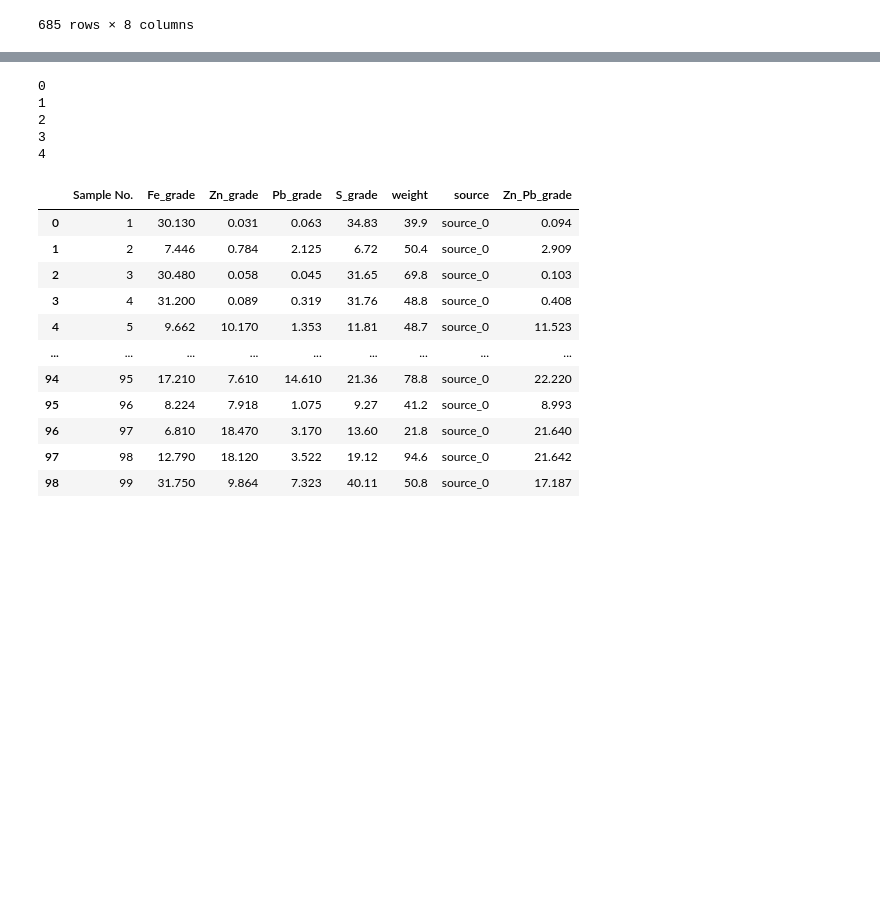
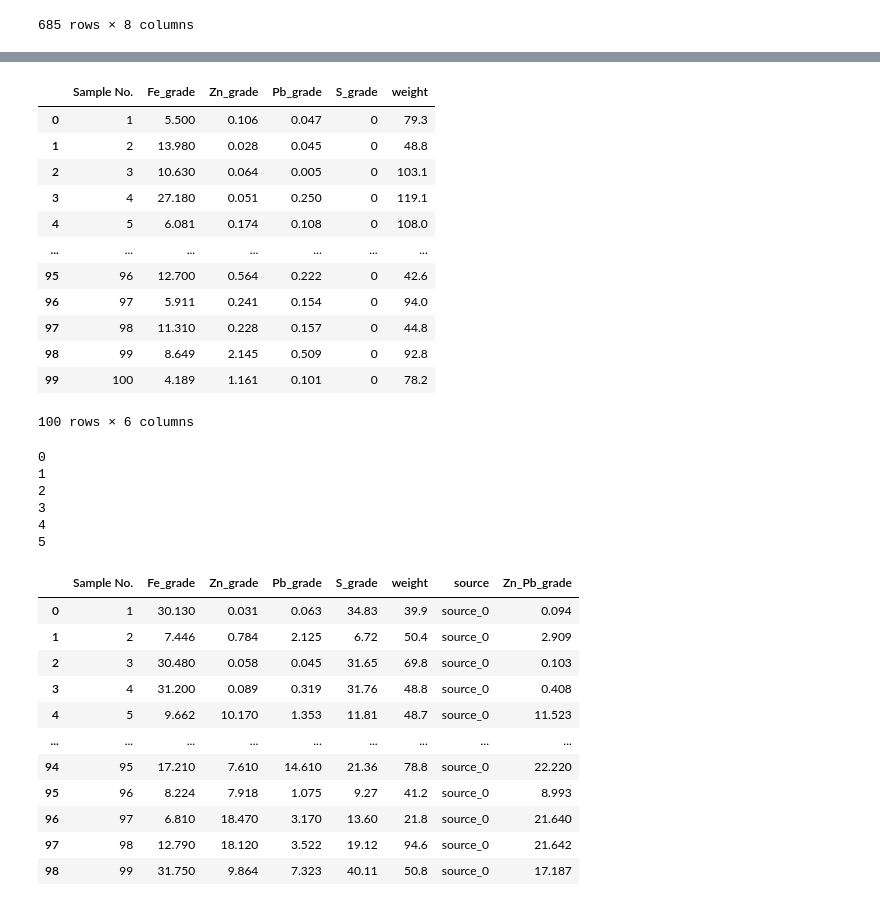
Before and after one commit to yaojian95/jt_ore_sorting, a Jupyter notebook: run_code.ipynb, the cells around one changed output, grey strips where cells are left out. Drawn from its saved outputs; the diff is of its cells as text; code cells hidden in the pictures; blank space fills up the shorter version.

```diff
--- a/run_code.ipynb
+++ b/run_code.ipynb
@@ -82,0 +120,2 @@ plt.scatter(data['Fe_grade'], data['Pb_grade'])
+# %%
+input_0604 = load_data(m, excel_0604)
@@ -244,12 +460,26 @@ input_0219 = load_data(z[2], excel_0219)
+# %%
+input_0604[1]
+# %% [output]
+|  | Sample No. | Fe_grade | Zn_grade | Pb_grade | S_grade | weight |
+| 0 | 1 | 5.500 | 0.106 | 0.047 | 0 | 79.3 |
+| 1 | 2 | 13.980 | 0.028 | 0.045 | 0 | 48.8 |
+| 2 | 3 | 10.630 | 0.064 | 0.005 | 0 | 103.1 |
+| 3 | 4 | 27.180 | 0.051 | 0.250 | 0 | 119.1 |
+| 4 | 5 | 6.081 | 0.174 | 0.108 | 0 | 108.0 |
+| ... | ... | ... | ... | ... | ... | ... |
+| 95 | 96 | 12.700 | 0.564 | 0.222 | 0 | 42.6 |
+| 96 | 97 | 5.911 | 0.241 | 0.154 | 0 | 94.0 |
+| 97 | 98 | 11.310 | 0.228 | 0.157 | 0 | 44.8 |
+| 98 | 99 | 8.649 | 2.145 | 0.509 | 0 | 92.8 |
+| 99 | 100 | 4.189 | 1.161 | 0.101 | 0 | 78.2 |
+100 rows × 6 columns
 # %%
 # R_0219 = RMethodClassifier(pixels=[pd.Series(z[2][0]), pd.Series(z[2][1])], truth=None, I0_low=195, I0_high=196, input= 'pixels', method= 'a', const= [5, 20], include_Fe = False)
 # pre = R_0219.classify_ores(0.78, 0)
 # pre.sum()
 # %%
-
-# 使用示例
-input_test = merge_datasets([input_0219, input_0224, input_0225, input_0226, input_0227])  # 可以添加更多数据集
-with open('input_0219_0224_0225_0226_0227_contour_th_128.pkl', 'wb') as f:
+input_test = merge_datasets([input_0219, input_0224, input_0225, input_0226, input_0227, input_0604])  # 可以添加更多数据集
+with open('input_0219_0224_0225_0226_0227_0604_contour_th_128.pkl', 'wb') as f:
     pickle.dump(input_test, f)
 # %% [output]
 0
@@ -257,6 +487,7 @@ with open('input_0219_0224_0225_0226_0227_contour_th_128.pkl', 'wb') as f:
 2
 3
 4
+5
 # %%
 with open('input_0219_0224_0225_0226_0227_contour_th_128.pkl', 'rb') as f:
     input_allt = pickle.load(f)
```
Also changed, not shown: parts of 20 cells of this notebook, 4 other files.
